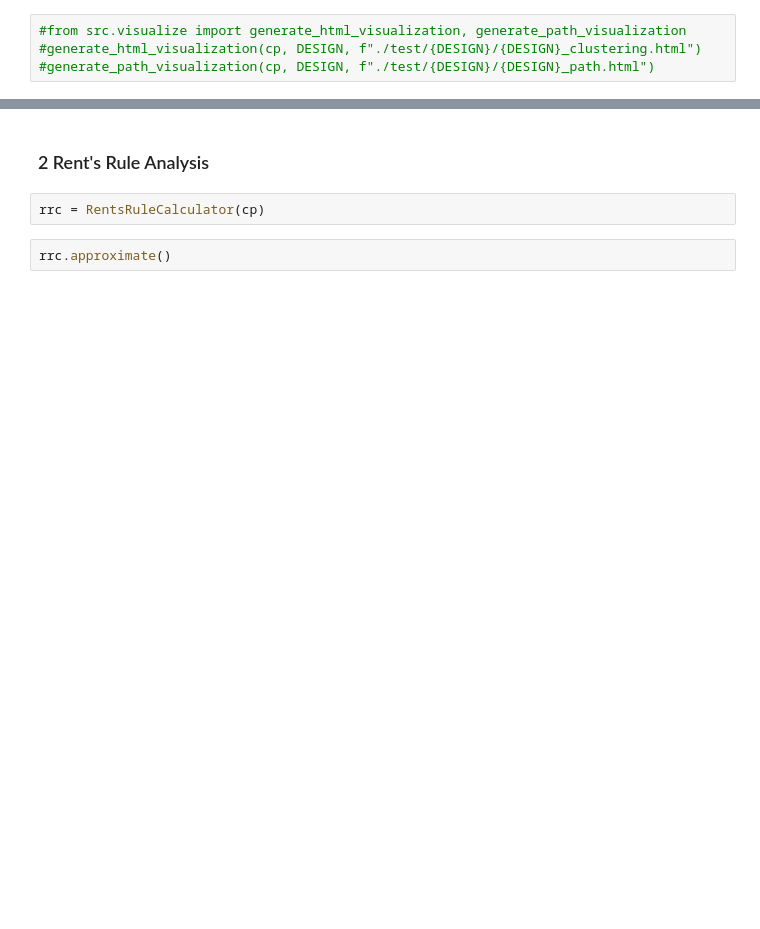
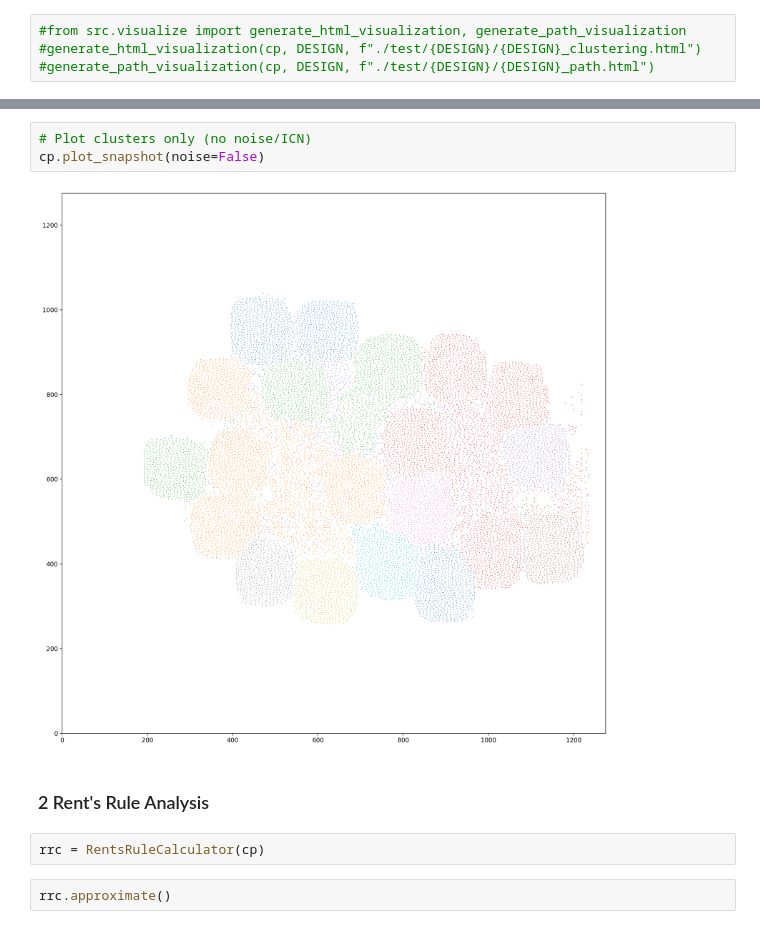
Before and after one commit to Sunw4ve/noise-aware-circuit-clustering, a Jupyter notebook: main.ipynb, the cells around one changed output, grey strips where cells are left out. Drawn from its saved outputs; the diff is of its cells as text; blank space fills up the shorter version.

```diff
--- a/main.ipynb
+++ b/main.ipynb
@@ -70,3 +95,8 @@ Num cluster: 24, Num cells: 16080, Num intercells: 850, ICN%: 5.29%
+# %%
+# Plot clusters only (no noise/ICN)
+cp.plot_snapshot(noise=False)
+# %% [output]
+[figure, added]
 # %% [markdown]
 ### 2 Rent's Rule Analysis
 # %%
```
Also changed, not shown: parts of 16 cells of this notebook, 37 other files.
